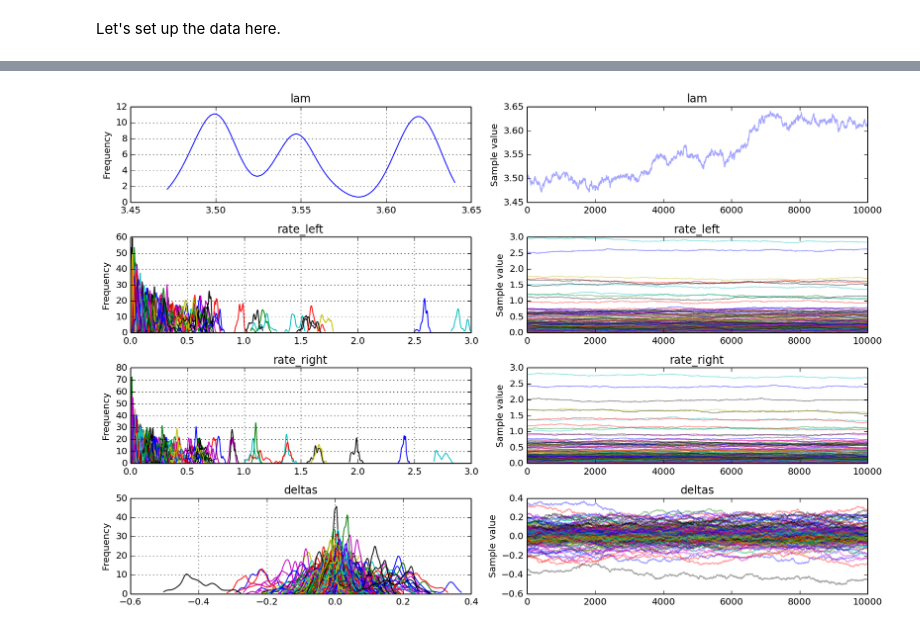
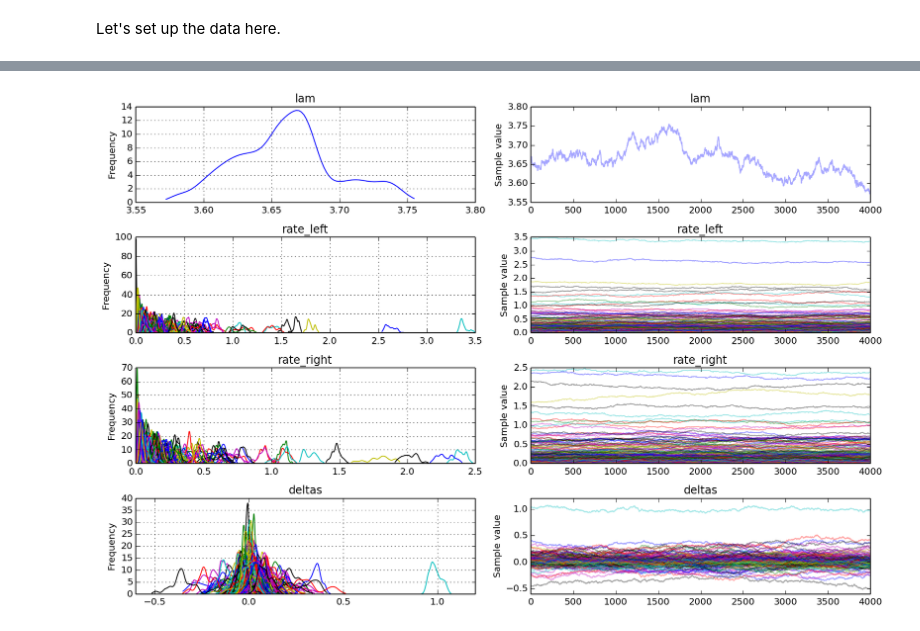
Before and after one commit to mcleonard/wm_paper, a Jupyter notebook: Goal selectivity.ipynb, the cells around one changed output, grey strips where cells are left out. Saved outputs shown, nothing was run; the diff lists cells and outputs as text; code cells hidden in the pictures.

Commit message:
More work on the goal selectivity. Got a heriarchical model working with the Metropolis sampler.

```diff
--- a/Goal selectivity.ipynb
+++ b/Goal selectivity.ipynb
@@ -40,10 +40,6 @@ results = {}
 spikes = my.analyze.time_histogram(data, limit=(-0.05, 0.05))/10.
 for goal, goal_data in data.groupby('PG port'):
     results[goal] = my.analyze.time_histogram(goal_data, limit=(-0.05, 0.05)).values.T.flatten()/10
-# %%
-spikes.columns = ['spikes']
-spikes['unit'] = 62
-spikes['goal'] = data['PG port']
 # %%
 plt.hist(results[my.RIGHT], alpha=0.3, range=(0,10), bins=10, label='Right')
 plt.hist(results[my.LEFT], alpha=0.3, range=(0,10), bins=10, label='Left')
@@ -104,32 +100,33 @@ Okay, this is working well for one neuron at a time. But, I want to build a heir
 # %% [markdown]
 Let's set up the data here.
 # %%
-from collections import defaultdict
 data = pd.DataFrame(columns=['unit', 'spikes', 'goal'])
 for each in units:
-    unit_data = lkr[each.id]
-    spikes = my.analyze.time_histogram(lkr[each.id], limit=(-0.05, 0.05))/10
+    unit_data = lkr[each.id].groupby(['PG outcome', 'FG outcome']).get_group((my.HIT, my.HIT))
+    spikes = my.analyze.time_histogram(unit_data, limit=(-0.05, 0.05))/10
     spikes.columns = ['spikes']
     spikes['unit'] = each.id
     spikes['goal'] = unit_data['FG port']
     data = pd.concat([data, spikes])
 
 ids = tuple(each.id for each in units)
-unit_idx = np.array([ids.index(each) for each in data.unit])
+unit_idx_left = np.array([ids.index(each) for each in data[data['goal']==my.LEFT].unit])
+unit_idx_right = np.array([ids.index(each) for each in data[data['goal']==my.RIGHT].unit])
 # %%
 N_units = len(units)
 
 with pm.Model() as model:
     # Set hyperpriors
-    #lam = pm.Exponential('lam', 3)
-    #lam_right = pm.Exponential('lam_right', 3)
+    lam = pm.Exponential('lam', 1)
+    #lam_right = pm.Exponential('lam_right', 1)
 
     # Set rate priors
-    rate_left = pm.Exponential('rate_left', 3, shape=N_units)
-    rate_right = pm.Exponential('rate_right', 3, shape=N_units)
+    rate_left = pm.Exponential('rate_left', lam, shape=N_units)
+    rate_right = pm.Exponential('rate_right', lam, shape=N_units)
 
+    # Rate differences between left and right
     deltas = pm.Deterministic('deltas', rate_left - rate_right)
 
-    rate = pm.switch(data.goal.values == my.LEFT, rate_left[unit_idx], rate_right[unit_idx])
-
-    likelihood = pm.Poisson('likelihood', rate, observed=data.spikes.values)
+    # Data likelihood
+    obs_left = pm.Poisson('obs_left', rate_left[unit_idx_left], observed=data[data['goal']==my.LEFT].spikes.values)
+    obs_right = pm.Poisson('obs_right', rate_right[unit_idx_right], observed=data[data['goal']==my.RIGHT].spikes.values)
@@ -138,5 +137,5 @@ with model:
     # Do the inference
     start = pm.find_MAP()
     step = pm.Metropolis()
-    trace = pm.sample(30000, step, start=start)
+    trace = pm.sample(200000, step, start=start)
 # %% [output]
@@ -151,7 +148,7 @@ with model:
 # %%
-fig = pm.traceplot(trace[20000:])
+fig = pm.traceplot(trace[-20000::5])
 # %% [output]
-[figure, old version]
+[figure, new version]
 # %%
 # Get the percentage of delta samples that are greater than 0
 # to get the probability that the rate is different left vs right
```
Also changed, not shown: parts of 17 cells of this notebook.
